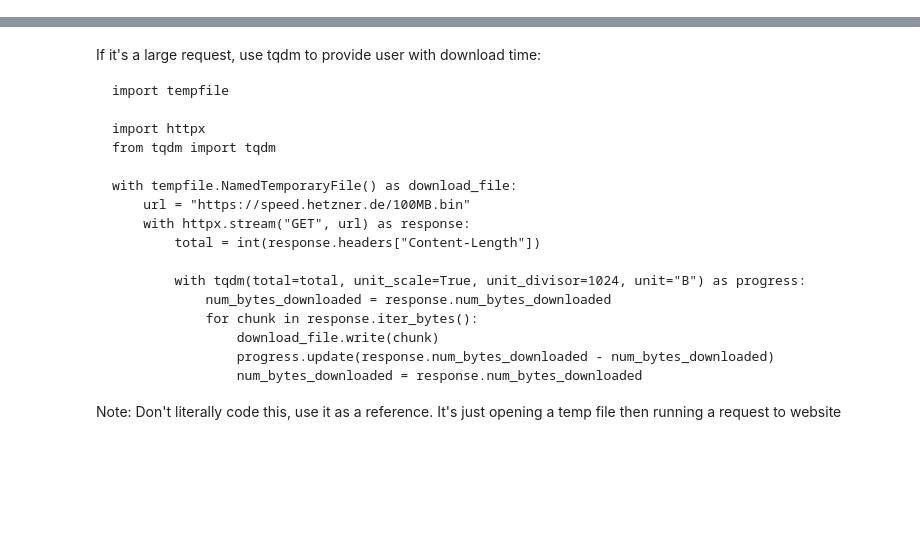
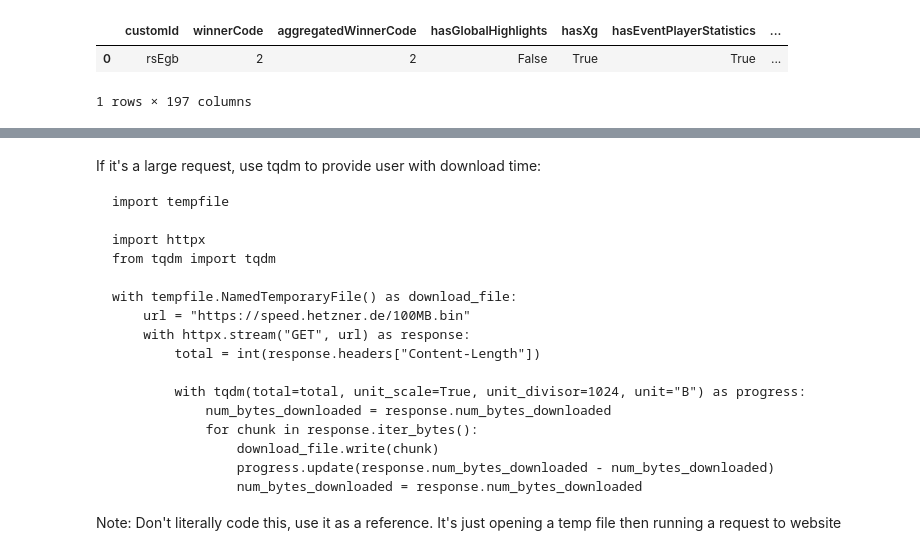
Before and after one commit to Calvinzheng123/sofascore-scrape, a Jupyter notebook: sofascore.ipynb, the cells around one changed output, grey strips where cells are left out. Drawn from its saved outputs; the diff is of its cells as text; code cells hidden in the pictures; blank space fills up the shorter version.

```diff
--- a/sofascore.ipynb
+++ b/sofascore.ipynb
@@ -11,9 +11,9 @@ import janitor
 # %%
 class Spider:
     def __init__(self):
-        self.comments =  "https://www.sofascore.com/api/v1/event/11352568/comments"
-        self.shotmap =  "https://www.sofascore.com/api/v1/event/11352568/shotmap"
-        self.event = "https://www.sofascore.com/api/v1/event/11352568"
+        self.comments =  "https://www.sofascore.com/api/v1/event/12173502/comments"
+        self.shotmap =  "https://www.sofascore.com/api/v1/event/12173502/shotmap"
+        self.event = "https://www.sofascore.com/api/v1/event/12173502"
         self.headers = {
             'User-Agent': 'Mozilla/5.0 (Macintosh; Intel Mac OS X 10_15_7) AppleWebKit/537.36 (KHTML, like Gecko) Chrome/125.0.0.0 Safari/537.36',
             'Accept': 'application/json, text/plain, */*',
@@ -26,12 +26,16 @@ class Spider:
     async def get_comments(self):
         async with httpx.AsyncClient(headers=self.headers) as client:
             response = await client.get(self.comments)
-            return pd.json_normalize(response.json().get('comments'))
+            df = pd.json_normalize(response.json().get('comments'))
+            df['game_id'] = 12173502 # hard keyed for now
+            return df
 
     async def get_shotmap(self):
         async with httpx.AsyncClient(headers=self.headers) as client:
             response = await client.get(self.shotmap)
-            return pd.json_normalize(response.json().get('shotmap'))
+            df = pd.json_normalize(response.json().get('shotmap'))
+            df['game_id'] = 12173502
+            return df
 
     async def get_event(self):
         async with httpx.AsyncClient(headers=self.headers) as client:
@@ -88,0 +76,6 @@ merged_df['defteam'] = np.where(merged_df['isHome'] == False, merged_df['home_te
+# %%
+event_data
+# %% [output]
+|  | customId | winnerCode | aggregatedWinnerCode | hasGlobalHighlights | hasXg | hasEventPlayerStatistics | ... |
+| 0 | rsEgb | 2 | 2 | False | True | True | ... |
+1 rows × 197 columns
```
Also changed, not shown: parts of 10 cells of this notebook.
